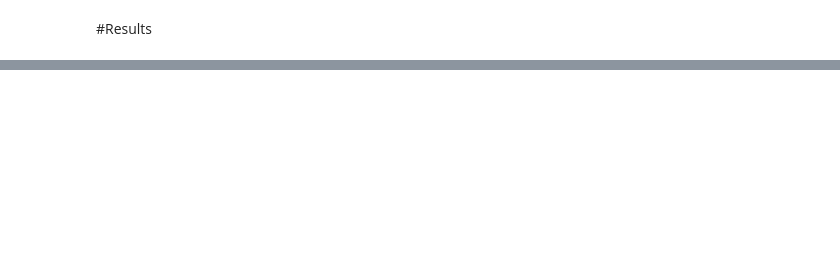
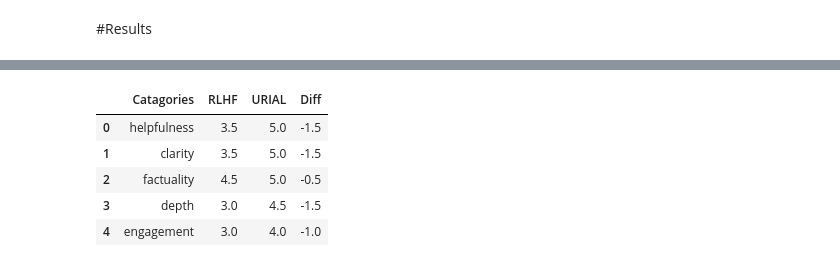
Before and after one commit to GitCraigRash/Prompt_Engineering, a Jupyter notebook: Functions.ipynb, the cells around one changed output, grey strips where cells are left out. Drawn from its saved outputs; the diff is of its cells as text; code cells hidden in the pictures; blank space fills up the shorter version.

```diff
--- a/Functions.ipynb
+++ b/Functions.ipynb
@@ -766,0 +813,38 @@ openai_output_LoD = jsonl_to_list(openai_output.text)
+# %%
+def extract_scores(data_list):
+    scores = []
+    post_process = []
+    for data in data_list:
+        try:
+            response_body = data["response"]["body"]
+            content = response_body["choices"][0]["message"]["content"]
+
+            # Check if content is not empty
+            if content.strip():
+                scores_dict = json.loads(content.strip())
+
+                row = {
+                    "custom_id": data["custom_id"],
+                    "helpfulness": int(scores_dict["helpfulness"]["score"]),
+                    "clarity": int(scores_dict["clarity"]["score"]),
+                    "factuality": int(scores_dict["factuality"]["score"]),
+                    "depth": int(scores_dict["depth"]["score"]),
+                    "engagement": int(scores_dict["engagement"]["score"]),
+                }
+                scores.append(row)
+
+        except json.JSONDecodeError as e:
+            print(f"JSONDecodeError: {e} for data with id: {data['id']}")
+            post_process.append(data["custom_id"])
+        except KeyError as e:
+            print(f"KeyError: Missing key {e} in data with id: {data['id']}")
+            post_process.append(data["custom_id"])
+        except Exception as e:
+            print(f"Unexpected error: {e} for data with id: {data['id']}")
+            post_process.append(data["custom_id"])
+    df = pd.DataFrame(scores)
+    return df,post_process
+
+
+RLHF_DF, RLHF_post_process = extract_scores(RLHF_100_800_post_eval)
+URIAL_DF,URIAL_post_process = extract_scores(URIAL_100_800_post_eval)
@@ -766,0 +914,14 @@ openai_output_LoD = jsonl_to_list(openai_output.text)
+# %%
+from pandas import DataFrame
+Comparison_Chart=pd.DataFrame({"Catagories": ['helpfulness', 'clarity', 'factuality', 'depth', 'engagement'],
+                              "RLHF": values_first_half[:5],
+                              "URIAL": values_second_half[:5],
+                               "Diff":[ a-b for a,b in zip(values_first_half[:5],values_second_half[:5])]})
+Comparison_Chart
+# %% [output]
+|  | Catagories | RLHF | URIAL | Diff |
+| 0 | helpfulness | 3.5 | 5.0 | -1.5 |
+| 1 | clarity | 3.5 | 5.0 | -1.5 |
+| 2 | factuality | 4.5 | 5.0 | -0.5 |
+| 3 | depth | 3.0 | 4.5 | -1.5 |
+| 4 | engagement | 3.0 | 4.0 | -1.0 |
```
Also changed, not shown: parts of 39 cells of this notebook.
